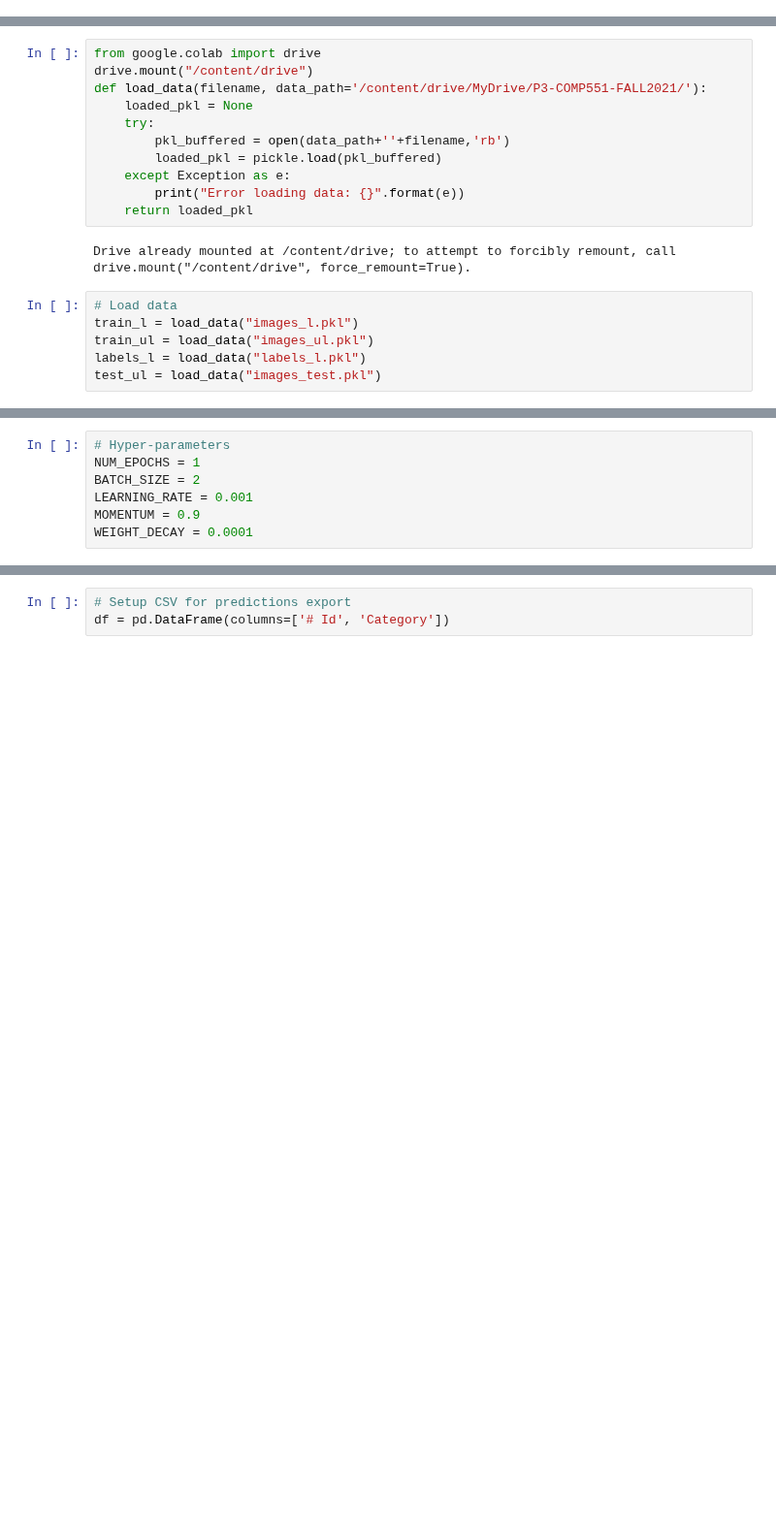
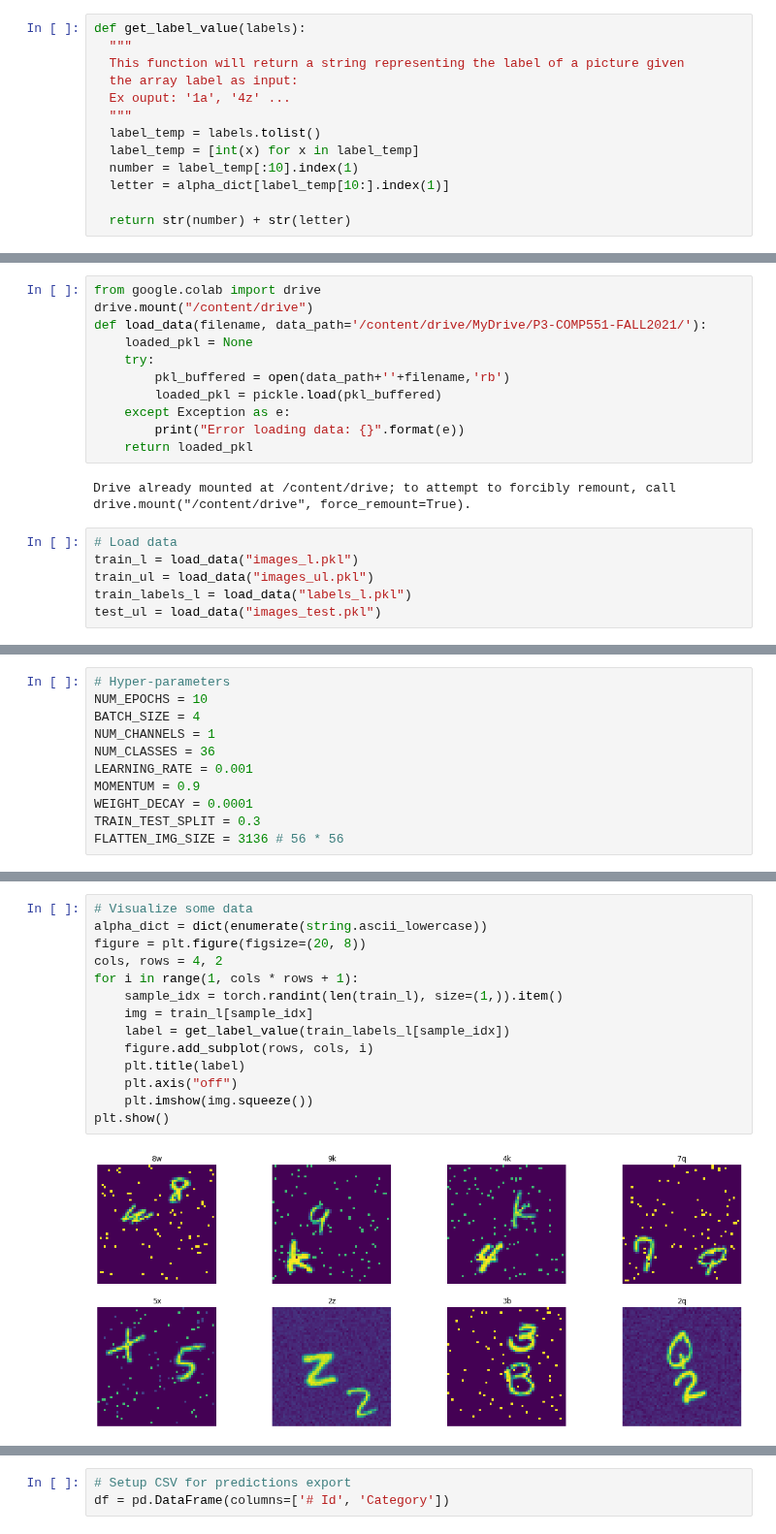
Before and after one commit to felixsimard/comp551-p3, a Jupyter notebook: Felix_Exploration.ipynb, the cells around one changed output, grey strips where cells are left out. Shown at 97% size. Cells and saved outputs as stored; diff of their text form; blank space fills up the shorter version.

Commit message:
Able to train without encoding. Works.

```diff
--- a/Felix_Exploration.ipynb
+++ b/Felix_Exploration.ipynb
@@ -30,3 +31,16 @@ def imshow(img):
     plt.imshow(img)
     # plt.imshow(np.transpose(npimg, (1, 2, 0)))
     plt.show()
+# %%
+def get_label_value(labels):
+  """
+  This function will return a string representing the label of a picture given
+  the array label as input:
+  Ex ouput: '1a', '4z' ...
+  """
+  label_temp = labels.tolist()
+  label_temp = [int(x) for x in label_temp]
+  number = label_temp[:10].index(1)
+  letter = alpha_dict[label_temp[10:].index(1)]
+
+  return str(number) + str(letter)
@@ -47,7 +84,7 @@ Drive already mounted at /content/drive; to attempt to forcibly remount, call dr
 # Load data
 train_l = load_data("images_l.pkl")
 train_ul = load_data("images_ul.pkl")
-labels_l = load_data("labels_l.pkl")
+train_labels_l = load_data("labels_l.pkl")
 test_ul = load_data("images_test.pkl")
 # %%
 # Reference: https://stackoverflow.com/questions/44429199/how-to-load-a-list-of-numpy-arrays-to-pytorch-dataset-loader
@@ -71,8 +109,12 @@ class CustomDataset(Dataset):
         return len(self.data)
 # %%
 # Hyper-parameters
-NUM_EPOCHS = 1
-BATCH_SIZE = 2
+NUM_EPOCHS = 10
+BATCH_SIZE = 4
+NUM_CHANNELS = 1
+NUM_CLASSES = 36
 LEARNING_RATE = 0.001
 MOMENTUM = 0.9
 WEIGHT_DECAY = 0.0001
+TRAIN_TEST_SPLIT = 0.3
+FLATTEN_IMG_SIZE = 3136 # 56 * 56
@@ -111,0 +157,16 @@ test_ul_dataloader = DataLoader(test_ul_dataset, batch_size=BATCH_SIZE, shuffle=
+# %%
+# Visualize some data
+alpha_dict = dict(enumerate(string.ascii_lowercase))
+figure = plt.figure(figsize=(20, 8))
+cols, rows = 4, 2
+for i in range(1, cols * rows + 1):
+    sample_idx = torch.randint(len(train_l), size=(1,)).item()
+    img = train_l[sample_idx]
+    label = get_label_value(train_labels_l[sample_idx])
+    figure.add_subplot(rows, cols, i)
+    plt.title(label)
+    plt.axis("off")
+    plt.imshow(img.squeeze())
+plt.show()
+# %% [output]
+[figure, added]
```
Also changed, not shown: parts of 18 cells of this notebook.
